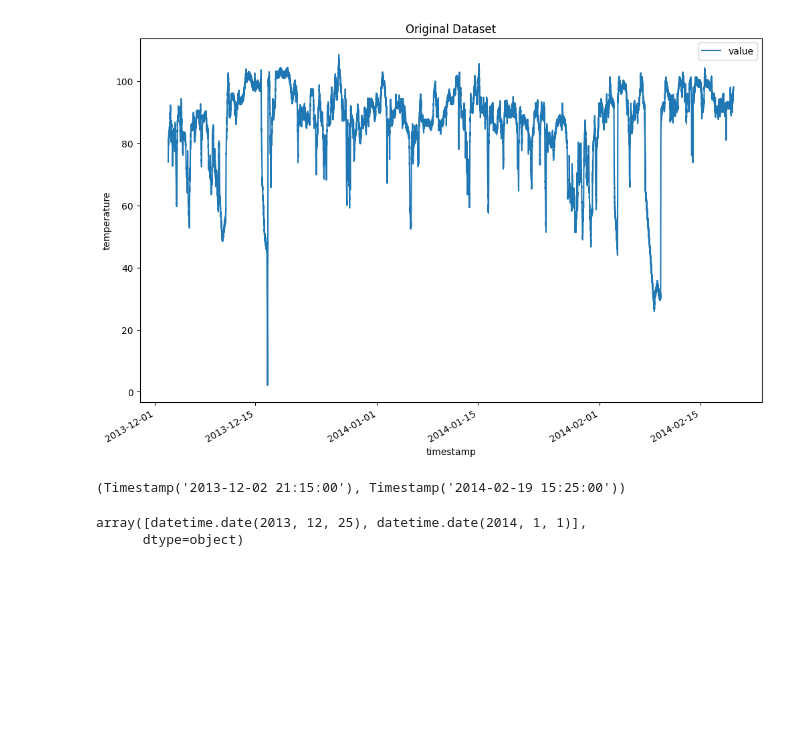
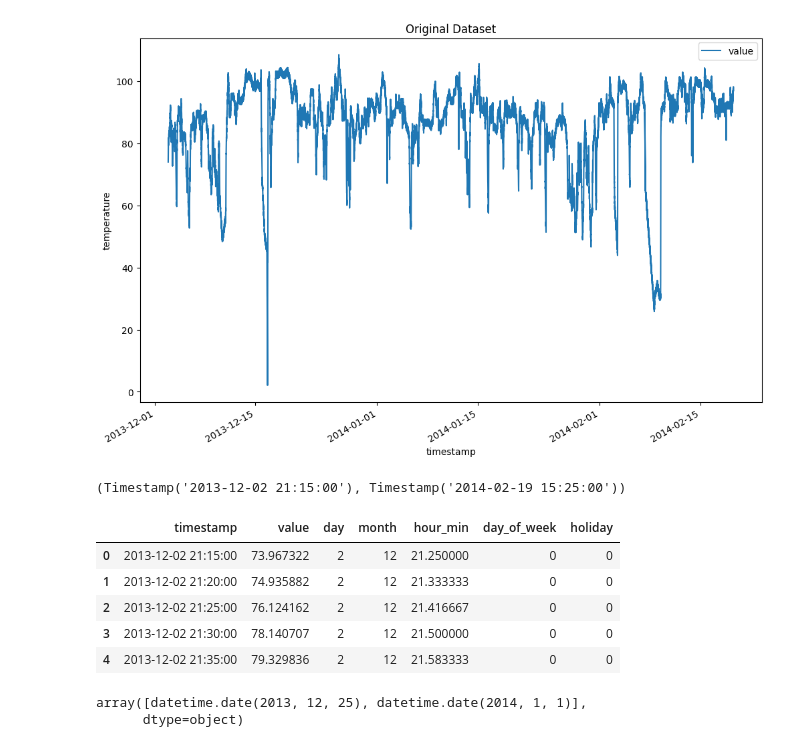
Before and after one commit to anjalianand10/VariationalAutoencodersForAnomalyDetection, a Jupyter notebook: VAE.ipynb, the cells around one changed output. Cells and saved outputs as stored; diff of their text form; code cells hidden in the pictures; blank space fills up the shorter version.

```diff
--- a/VAE.ipynb
+++ b/VAE.ipynb
@@ -401,12 +403,20 @@ data['timestamp'].min(), data['timestamp'].max()
 # %%
 data['day'] = data['timestamp'].dt.day
 data['month'] = data['timestamp'].dt.month
 data['hour_min'] = data['timestamp'].dt.hour + data['timestamp'].dt.minute / 60
 
 data['day_of_week'] = data['timestamp'].dt.dayofweek
 data['holiday'] = 0
 data.loc[(data['day'] == 25) & (data['month'] == 12),'holiday'] = 1  # Christmas
 data.loc[(data['day'] == 1) & (data['month'] == 1),'holiday'] = 1  # New Year's Day
+data.head()
+# %% [output]
+|  | timestamp | value | day | month | hour_min | day_of_week | holiday |
+| 0 | 2013-12-02 21:15:00 | 73.967322 | 2 | 12 | 21.250000 | 0 | 0 |
+| 1 | 2013-12-02 21:20:00 | 74.935882 | 2 | 12 | 21.333333 | 0 | 0 |
+| 2 | 2013-12-02 21:25:00 | 76.124162 | 2 | 12 | 21.416667 | 0 | 0 |
+| 3 | 2013-12-02 21:30:00 | 78.140707 | 2 | 12 | 21.500000 | 0 | 0 |
+| 4 | 2013-12-02 21:35:00 | 79.329836 | 2 | 12 | 21.583333 | 0 | 0 |
 # %%
 holidays = data.loc[data['holiday'] == 1, 'timestamp'].dt.date.unique()
 holidays
```
Also changed, not shown: parts of 1 cell of this notebook.
